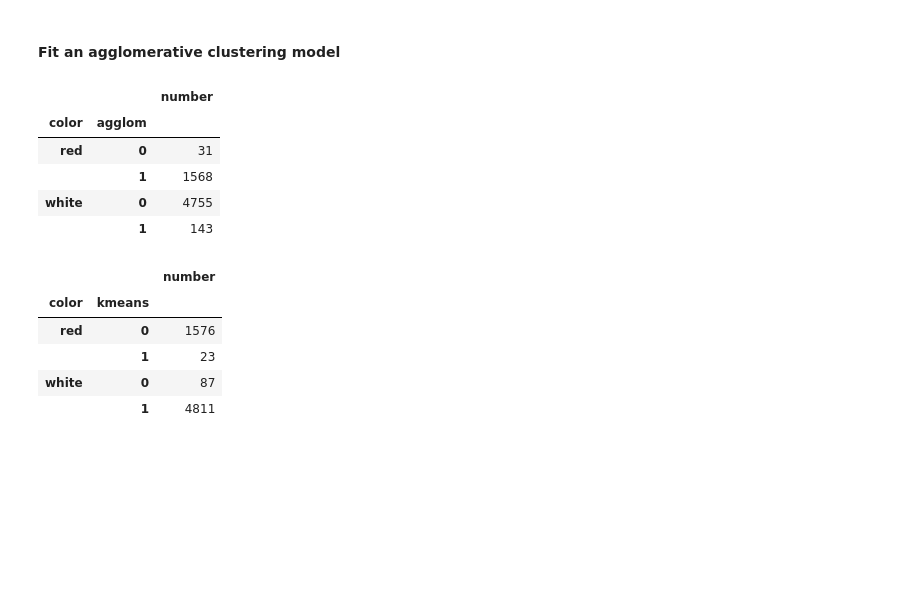
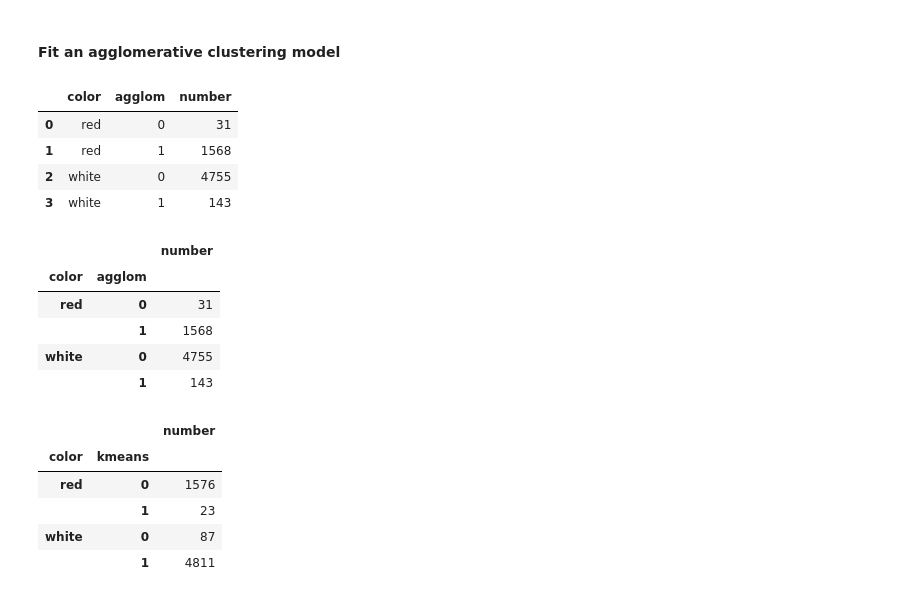
Before and after one commit to Shawvin/IBM-data-science, a Jupyter notebook: Unsupervised learning/Clustering Method.ipynb, the cells around one changed output. Drawn from its saved outputs; the diff is of its cells as text; code cells hidden in the pictures; blank space fills up the shorter version.

```diff
--- a/Unsupervised learning/Clustering Method.ipynb
+++ b/Unsupervised learning/Clustering Method.ipynb
@@ -265,17 +274,29 @@ data['agglom']=ag.fit_predict(data[float_columns])
 # %%
 # First, for Agglomerative Clustering:
 (data[['color','agglom','kmeans']]
  .groupby(['color','agglom'])
  .size()
  .to_frame()
- .rename(columns={0:'number'}))
+ .rename(columns={0:'number'}).reset_index())
 # %% [output]
-|  |  | number |
-| color | agglom |  |
-| red | 0 | 31 |
-|  | 1 | 1568 |
-| white | 0 | 4755 |
-|  | 1 | 143 |
+|  | color | agglom | number |
+| 0 | red | 0 | 31 |
+| 1 | red | 1 | 1568 |
+| 2 | white | 0 | 4755 |
+| 3 | white | 1 | 143 |
+# %%
+(data[['color','agglom','kmeans']]
+ .groupby(['color','agglom'])
+ .size()
+ .to_frame()
+ .rename(columns={0:'number'}))
+# %% [output]
+|  |  | number |
+| color | agglom |  |
+| red | 0 | 31 |
+|  | 1 | 1568 |
+| white | 0 | 4755 |
+|  | 1 | 143 |
 # %%
 # Comparing with KMeans results:
 (data[['color','agglom','kmeans']]
```
Also changed, not shown: parts of 4 cells of this notebook, 9 other files.
